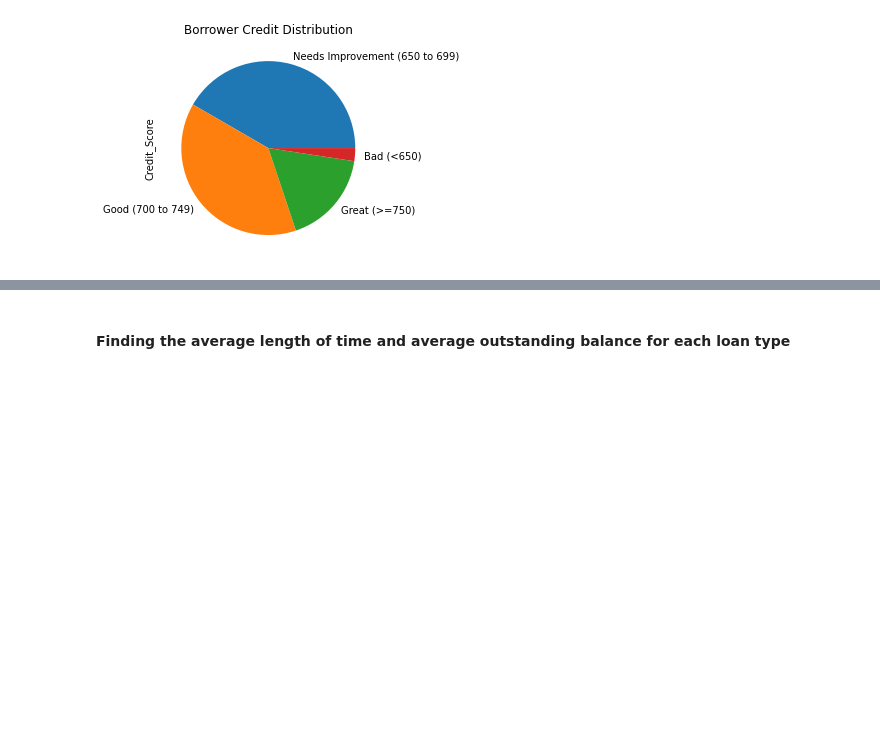
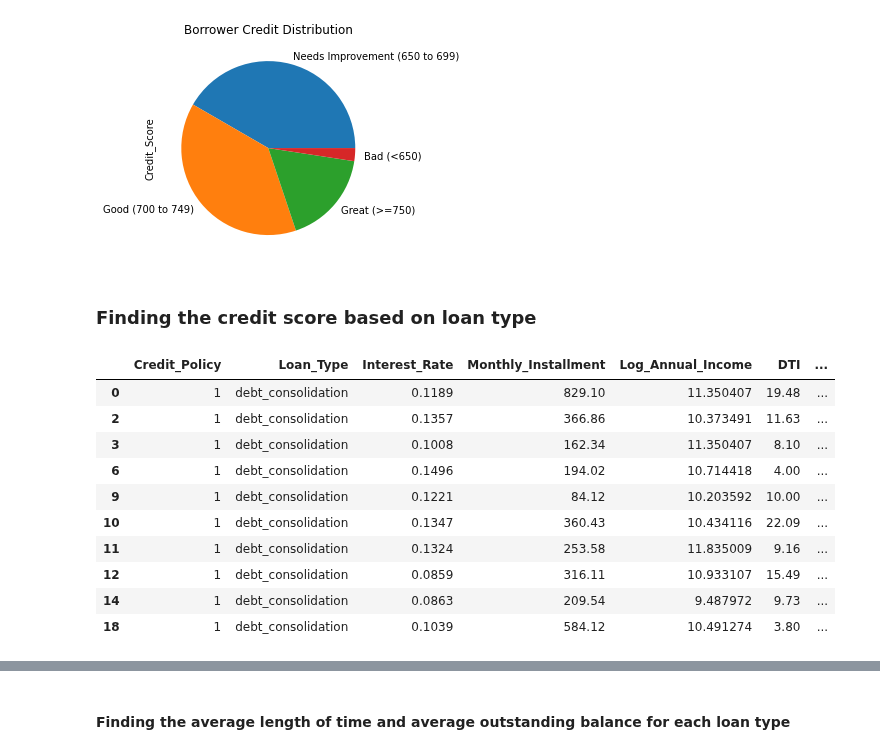
Before and after one commit to paulywog13/loan_data_analysis, a Jupyter notebook: Loan_Data_Analysis.ipynb, the cells around one changed output, grey strips where cells are left out. Saved outputs shown, nothing was run; the diff lists cells and outputs as text; code cells hidden in the pictures; blank space fills up the shorter version.

```diff
--- a/Loan_Data_Analysis.ipynb
+++ b/Loan_Data_Analysis.ipynb
@@ -93,3 +93,20 @@ borrower_credit = loan_data["Credit_Score"].value_counts()
 credit_plot = borrower_credit.plot.pie(title = "Borrower Credit Distribution")
 # %% [output]
 [figure]
+# %% [markdown]
+### Finding the credit score based on loan type
+# %%
+debt_consolidation_df= loan_data.loc[loan_data["Loan_Type"] == 'debt_consolidation']
+debt_consolidation_df.head(10)
+# %% [output]
+|  | Credit_Policy | Loan_Type | Interest_Rate | Monthly_Installment | Log_Annual_Income | DTI | ... |
+| 0 | 1 | debt_consolidation | 0.1189 | 829.10 | 11.350407 | 19.48 | ... |
+| 2 | 1 | debt_consolidation | 0.1357 | 366.86 | 10.373491 | 11.63 | ... |
+| 3 | 1 | debt_consolidation | 0.1008 | 162.34 | 11.350407 | 8.10 | ... |
+| 6 | 1 | debt_consolidation | 0.1496 | 194.02 | 10.714418 | 4.00 | ... |
+| 9 | 1 | debt_consolidation | 0.1221 | 84.12 | 10.203592 | 10.00 | ... |
+| 10 | 1 | debt_consolidation | 0.1347 | 360.43 | 10.434116 | 22.09 | ... |
+| 11 | 1 | debt_consolidation | 0.1324 | 253.58 | 11.835009 | 9.16 | ... |
+| 12 | 1 | debt_consolidation | 0.0859 | 316.11 | 10.933107 | 15.49 | ... |
+| 14 | 1 | debt_consolidation | 0.0863 | 209.54 | 9.487972 | 9.73 | ... |
+| 18 | 1 | debt_consolidation | 0.1039 | 584.12 | 10.491274 | 3.80 | ... |
```
Also changed, not shown: parts of 9 cells of this notebook.
